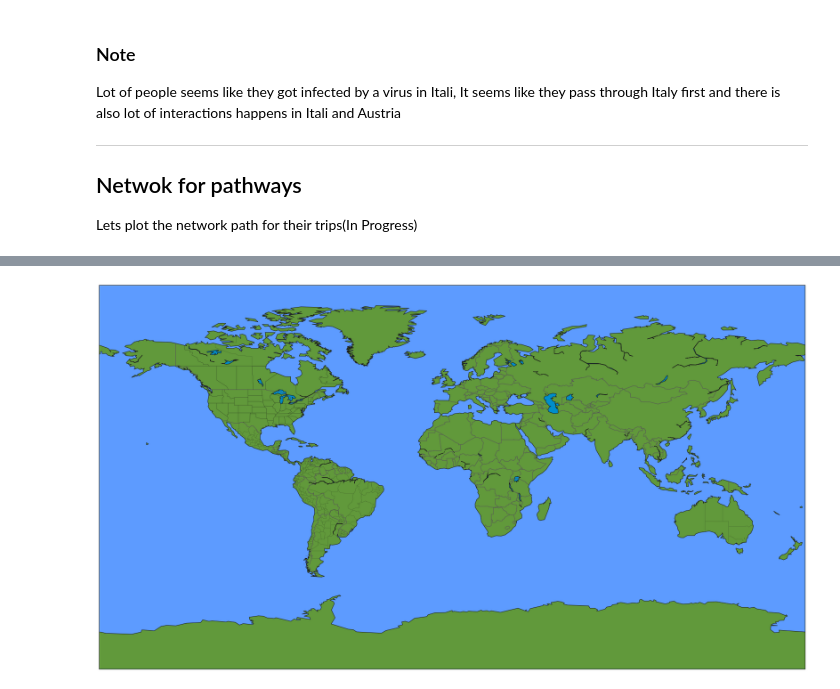
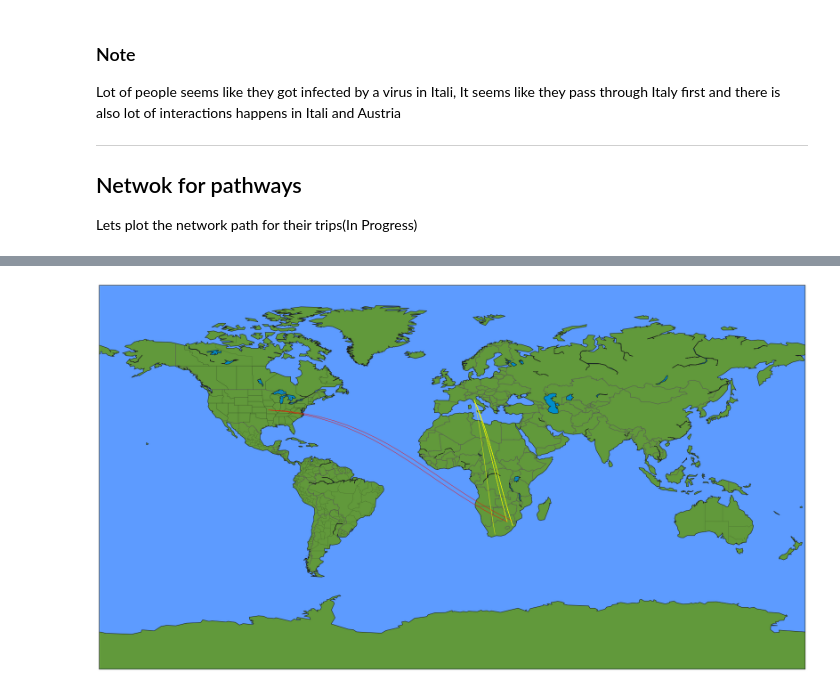
Before and after one commit to dsfsi/covid19za, a Jupyter notebook: notebooks/13-03-2020-starter-notebook.ipynb, the cells around one changed output, grey strips where cells are left out. Drawn from its saved outputs; the diff is of its cells as text; code cells hidden in the pictures.

Commit message:
Plotting paths to South Africa

```diff
--- a/notebooks/13-03-2020-starter-notebook.ipynb
+++ b/notebooks/13-03-2020-starter-notebook.ipynb
@@ -262,6 +343,13 @@ province = {'KZN':[28.5306, 30.8958], 'GP':[26.2708, 28.1123], 'WC':[33.2278, 21
 # %%
+path = []
+path_route = []
 for index, row in df.iterrows():
     if ';' in row['transmission_type']:
-        print(row['transmission_type'].split('; '), '->', row['province'])
+        path_route.append([row['transmission_type'].split('; '),  row['province']])
     else:
-        print(row['transmission_type'],'->', row['province'])
+        path.append({'Source': row['transmission_type'],'Dest': row['province'],
+                    'Source_Lat': countries[row['transmission_type']][0],
+                    'Source_Lon': countries[row['transmission_type']][1],
+                    'Dest_Lat': province[row['province']][0],
+                    'Dest_Lon': province[row['province']][1]
+                    })
@@ -288,0 +392,2 @@ Italy -> WC
+# %%
+travel = pd.DataFrame(path)
@@ -288,0 +447,18 @@ Italy -> WC
+# %%
+plt.figure(figsize=(16,16))
+map = Basemap(projection='ortho', lat_0=0, lon_0=0)
+map.drawmapboundary(fill_color='#5D9BFF')
+map.fillcontinents(color='#0D9C29',lake_color='#008ECC')
+map.drawcountries(color='#585858',linewidth=1)
+map.drawcoastlines()
+colors = ['yellow', 'yellow']
+colors = ['red', 'red']
+# for item in ['USA', 'Italy']:
+for index, row in travel[travel.Source == 'USA'].iterrows():
+    x2, y2 = map.gcpoints(row["Source_Lon"], row["Source_Lat"], row["Dest_Lon"], row["Dest_Lat"], 20)
+    if item == 'Italy':
+        plt.plot(x2,y2,color='yellow',linewidth=0.8)
+    else:
+        plt.plot(x2,y2,color='red',linewidth=0.8)
+plt.show()
+plt.show()
@@ -289,11 +467,21 @@ Italy -> WC
 # %%
 plt.figure(figsize = (30,30))
 m = Basemap(projection='gall')
 m.fillcontinents(color="#61993b",lake_color="#008ECC")
 m.drawmapboundary(fill_color="#5D9BFF")
 m.drawcountries(color='#585858',linewidth = 1)
 m.drawstates(linewidth = 0.2)
 m.drawcoastlines(linewidth=1)
+colors = ['yellow', 'yellow']
+colors = ['red', 'red']
+for item in ['USA', 'Italy']:
+    for index, row in travel[travel.Source == item].iterrows():
+        x2, y2 = m.gcpoints(row["Source_Lon"], row["Source_Lat"], row["Dest_Lon"], row["Dest_Lat"], 20)
+        if item == 'Italy':
+            plt.plot(x2,y2,color='yellow',linewidth=0.8)
+        else:
+            plt.plot(x2,y2,color='red',linewidth=0.8)
+        #plt.annotate(x2, y2, )
 plt.show()
 # %% [output]
-[figure, old version]
+[figure, new version]
```
Also changed, not shown: parts of 27 cells of this notebook.
